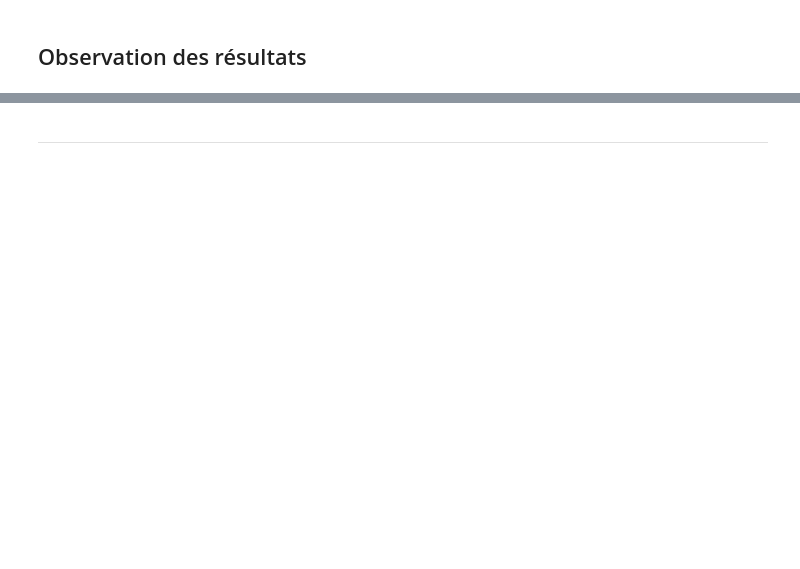
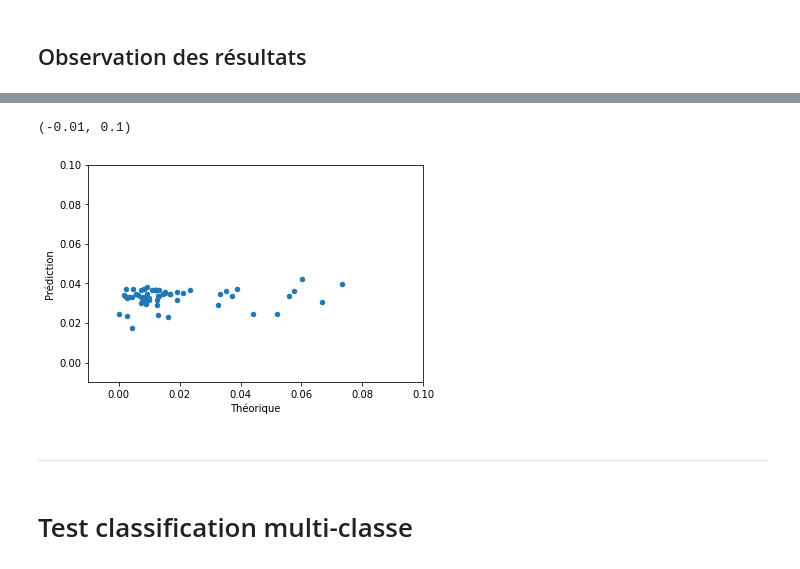
Before and after one commit to Rxzh/PD, a Jupyter notebook: Architecture réseaux de neurones.ipynb, the cells around one changed output, grey strips where cells are left out. Cells and saved outputs as stored; diff of their text form; code cells hidden in the pictures; blank space fills up the shorter version.

```diff
--- a/Architecture réseaux de neurones.ipynb
+++ b/Architecture réseaux de neurones.ipynb
@@ -177,7 +252,7 @@ def ecart_relatif(row) :
     préd = row['Prédiction']
     return abs(théo - préd) / théo
 # %%
-prediction = pd.DataFrame(data= modele.predict(X_test) ,columns=['Prédiction'])
+prediction = pd.DataFrame(data= model.predict(X_test) ,columns=['Prédiction'])
 théorique = pd.DataFrame(data= y_test ,columns=['Théorique'])
 prediction, théorique = prediction.reset_index() , théorique.reset_index()
 
@@ -188,2 +261,4 @@ results.head()
+# %%
+results.replace(np.inf, 0.0,inplace=True)
 # %%
 results["Ecart_relatif"].mean()
@@ -192,2 +271,2 @@ print("L'écart relatif moyen est de " + str(results["Ecart_relatif"].mean() * 1
-# %%
-results["Ecart_relatif"] = results.apply(ecart_relatif,axis=1)
+# %%
+results.sort_values('Ecart_relatif',inplace=True)
@@ -194,4 +275,9 @@ results["Ecart_relatif"] = results.apply(ecart_relatif,axis=1)
 # %%
 results.plot.scatter("Théorique","Prédiction")
+plt.xlim(-.01,.1)
+plt.ylim(-.01,.1)
+# %% [output]
+(-0.01, 0.1)
+[figure, added]
 # %% [markdown]
 ---------------
@@ -217,0 +284,2 @@ x_test.head()
+# %% [markdown]
+# Test classification multi-classe
```
Also changed, not shown: parts of 55 cells of this notebook, 2 other files.
